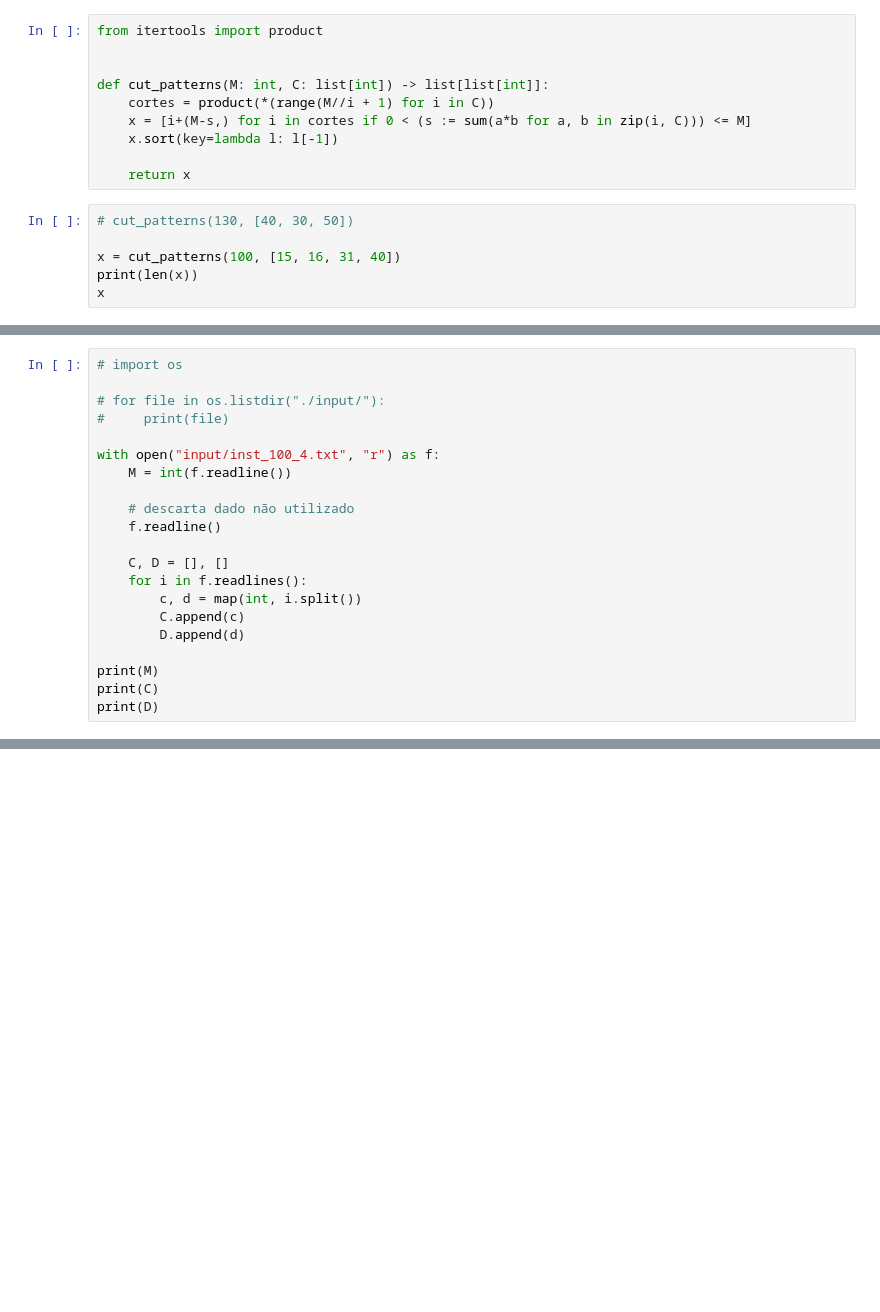
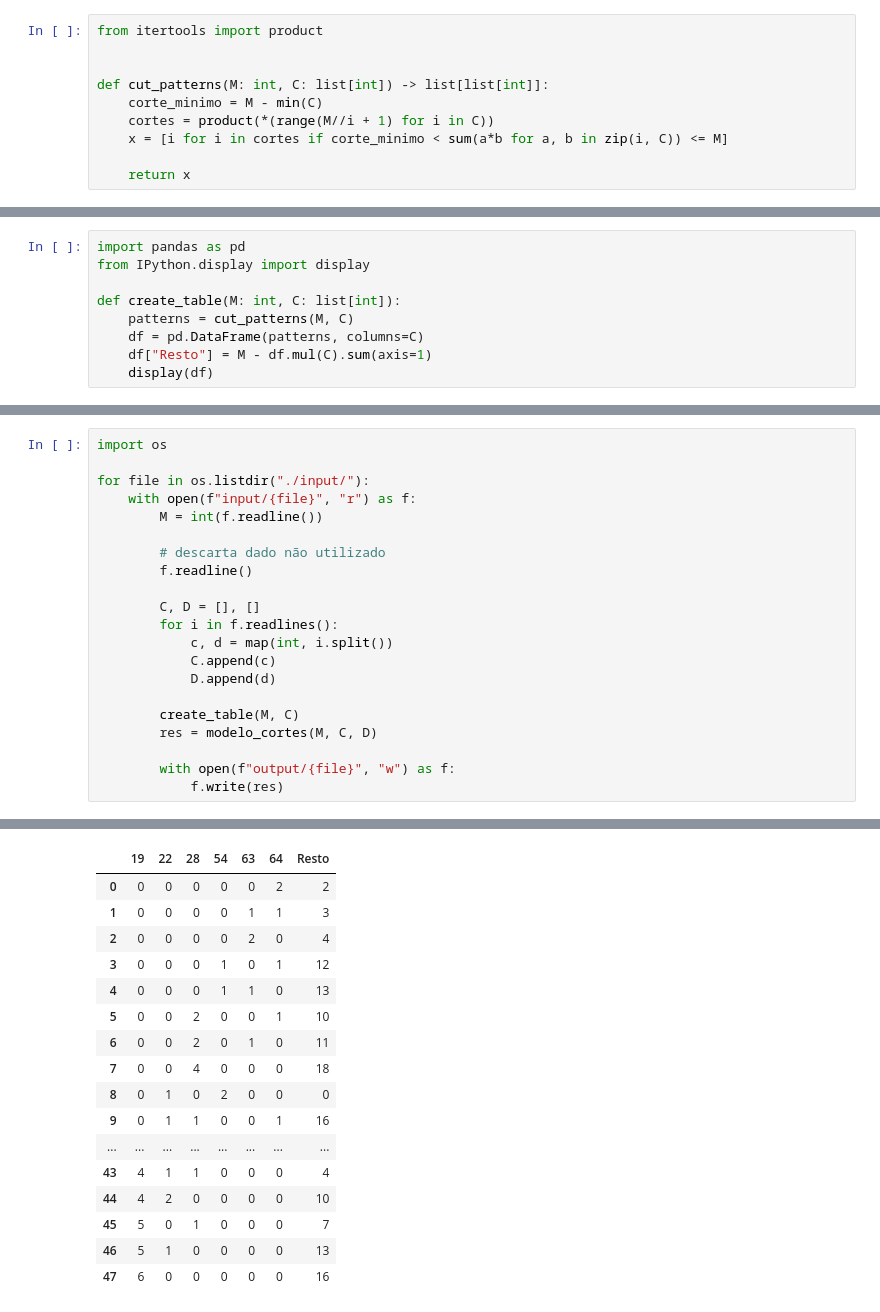
Before and after one commit to Loukis-13/programacao-linear-trabalho-cortes, a Jupyter notebook: corte.ipynb, the cells around one changed output, grey strips where cells are left out. Saved outputs shown, nothing was run; the diff lists cells and outputs as text; blank space fills up the shorter version.

Commit message:
modelo funcional

```diff
--- a/corte.ipynb
+++ b/corte.ipynb
@@ -26,14 +28,8 @@ from itertools import product
 
 
 def cut_patterns(M: int, C: list[int]) -> list[list[int]]:
+    corte_minimo = M - min(C)
     cortes = product(*(range(M//i + 1) for i in C))
-    x = [i+(M-s,) for i in cortes if 0 < (s := sum(a*b for a, b in zip(i, C))) <= M]
-    x.sort(key=lambda l: l[-1])
+    x = [i for i in cortes if corte_minimo < sum(a*b for a, b in zip(i, C)) <= M]
 
     return x
-# %%
-# cut_patterns(130, [40, 30, 50])
-
-x = cut_patterns(100, [15, 16, 31, 40])
-print(len(x))
-x
@@ -58,0 +36,9 @@ x
+# %%
+import pandas as pd
+from IPython.display import display
+
+def create_table(M: int, C: list[int]):
+    patterns = cut_patterns(M, C)
+    df = pd.DataFrame(patterns, columns=C)
+    df["Resto"] = M - df.mul(C).sum(axis=1)
+    display(df)
@@ -59,22 +71,22 @@ x
 # %%
-# import os
+import os
 
-# for file in os.listdir("./input/"):
-#     print(file)
+for file in os.listdir("./input/"):
+    with open(f"input/{file}", "r") as f:
+        M = int(f.readline())
 
-with open("input/inst_100_4.txt", "r") as f:
-    M = int(f.readline())
+        # descarta dado não utilizado
+        f.readline()
 
-    # descarta dado não utilizado
-    f.readline()
+        C, D = [], []
+        for i in f.readlines():
+            c, d = map(int, i.split())
+            C.append(c)
+            D.append(d)
 
-    C, D = [], []
-    for i in f.readlines():
-        c, d = map(int, i.split())
-        C.append(c)
-        D.append(d)
+        create_table(M, C)
+        res = modelo_cortes(M, C, D)
 
-print(M)
-print(C)
-print(D)
+        with open(f"output/{file}", "w") as f:
+            f.write(res)
 # %% [output]
@@ -84,0 +125,17 @@ print(D)
+|  | 19 | 22 | 28 | 54 | 63 | 64 | Resto |
+| 0 | 0 | 0 | 0 | 0 | 0 | 2 | 2 |
+| 1 | 0 | 0 | 0 | 0 | 1 | 1 | 3 |
+| 2 | 0 | 0 | 0 | 0 | 2 | 0 | 4 |
+| 3 | 0 | 0 | 0 | 1 | 0 | 1 | 12 |
+| 4 | 0 | 0 | 0 | 1 | 1 | 0 | 13 |
+| 5 | 0 | 0 | 2 | 0 | 0 | 1 | 10 |
+| 6 | 0 | 0 | 2 | 0 | 1 | 0 | 11 |
+| 7 | 0 | 0 | 4 | 0 | 0 | 0 | 18 |
+| 8 | 0 | 1 | 0 | 2 | 0 | 0 | 0 |
+| 9 | 0 | 1 | 1 | 0 | 0 | 1 | 16 |
+| ... | ... | ... | ... | ... | ... | ... | ... |
+| 43 | 4 | 1 | 1 | 0 | 0 | 0 | 4 |
+| 44 | 4 | 2 | 0 | 0 | 0 | 0 | 10 |
+| 45 | 5 | 0 | 1 | 0 | 0 | 0 | 7 |
+| 46 | 5 | 1 | 0 | 0 | 0 | 0 | 13 |
+| 47 | 6 | 0 | 0 | 0 | 0 | 0 | 16 |
```
Also changed, not shown: parts of 5 cells of this notebook.
